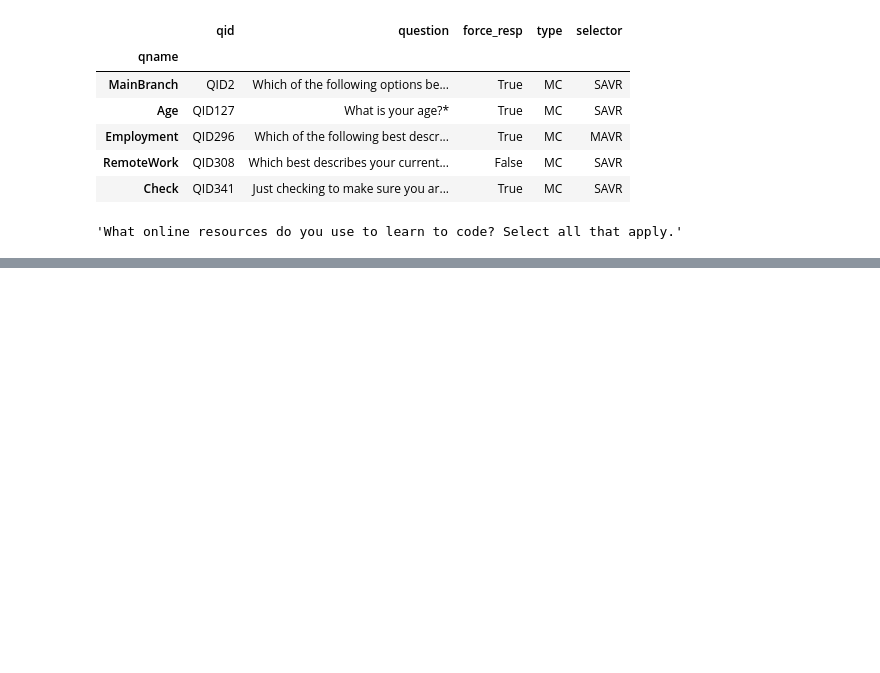
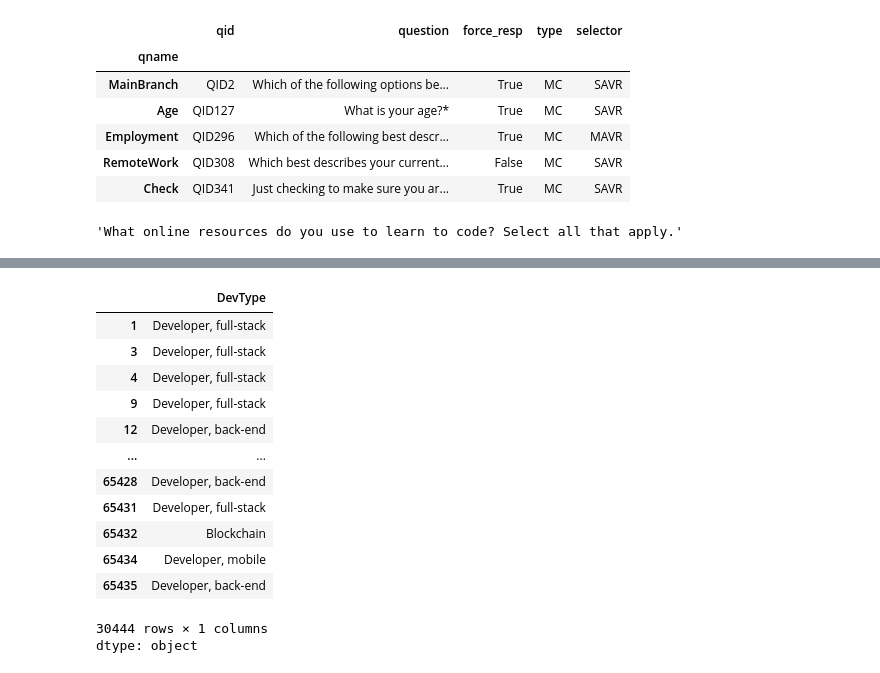
Before and after one commit to krishna324-art/Practice_Notebooks, a Jupyter notebook: pandaspractice.ipynb, the cells around one changed output, grey strips where cells are left out. Saved outputs shown, nothing was run; the diff lists cells and outputs as text; code cells hidden in the pictures; blank space fills up the shorter version.

```diff
--- a/pandaspractice.ipynb
+++ b/pandaspractice.ipynb
@@ -397,0 +398,20 @@ schema_df
+# %%
+#filtering developers
+developers=['Developer, full-stack','Blockchain','Developer, back-end','Developer, mobile']
+filt=df['DevType'].isin(developers)
+df.loc[filt,'DevType']
+# %% [output]
+|  | DevType |
+| 1 | Developer, full-stack |
+| 3 | Developer, full-stack |
+| 4 | Developer, full-stack |
+| 9 | Developer, full-stack |
+| 12 | Developer, back-end |
+| ... | ... |
+| 65428 | Developer, back-end |
+| 65431 | Developer, full-stack |
+| 65432 | Blockchain |
+| 65434 | Developer, mobile |
+| 65435 | Developer, back-end |
+30444 rows × 1 columns
+dtype: object
```
Also changed, not shown: parts of 6 cells of this notebook.
